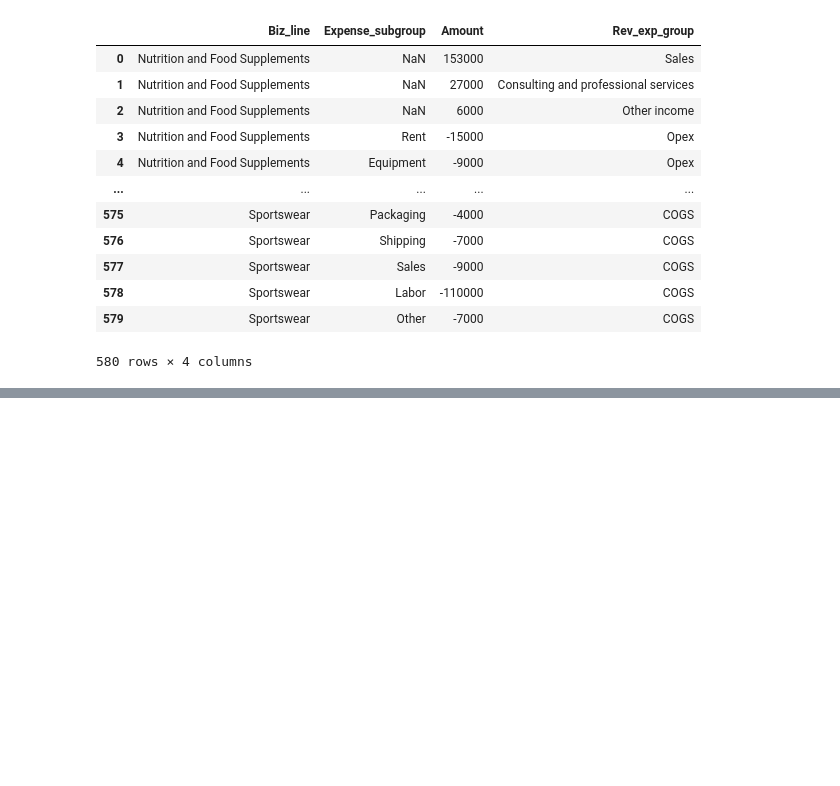
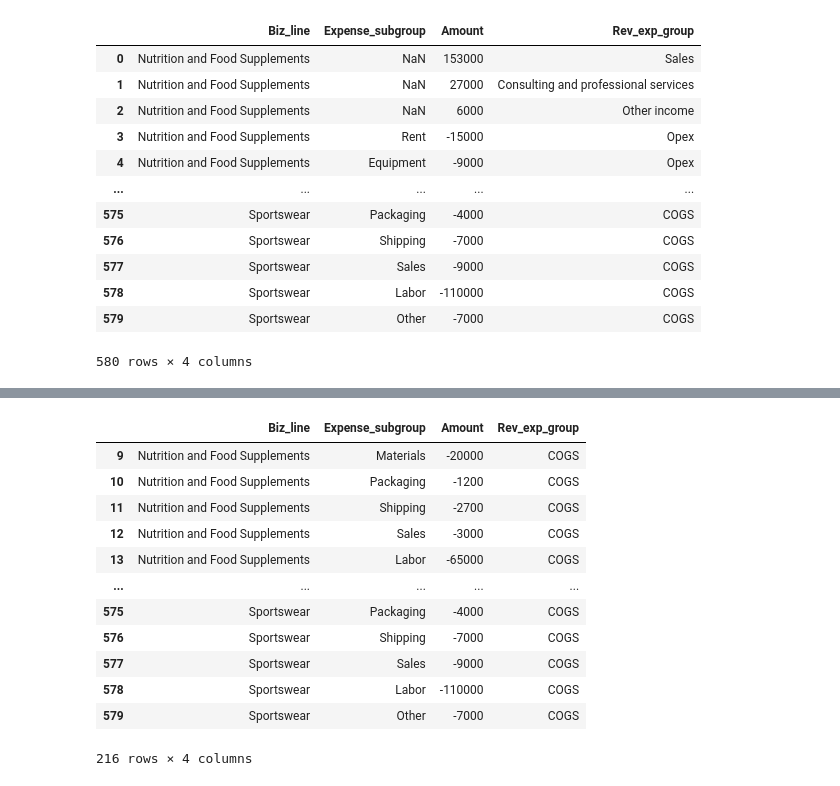
Before and after one commit to djibril968/Python_projects, a Jupyter notebook: Onyx_Financial_Analysis.ipynb, the cells around one changed output, grey strips where cells are left out. Drawn from its saved outputs; the diff is of its cells as text; code cells hidden in the pictures; blank space fills up the shorter version.

```diff
--- a/Onyx_Financial_Analysis.ipynb
+++ b/Onyx_Financial_Analysis.ipynb
@@ -213 +233,19 @@ Fin_data[['Biz_line', 'Expense_subgroup', 'Amount', 'Rev_exp_group']]
+# %%
+#Fin_data.loc[['Biz_line', 'Expense_subgroup', 'Amount', 'Rev_exp_group']]
+
+Fin_data.loc[Fin_data['Rev_exp_group'] == 'COGS',['Biz_line', 'Expense_subgroup', 'Amount', 'Rev_exp_group']]
+# %% [output]
+|  | Biz_line | Expense_subgroup | Amount | Rev_exp_group |
+| 9 | Nutrition and Food Supplements | Materials | -20000 | COGS |
+| 10 | Nutrition and Food Supplements | Packaging | -1200 | COGS |
+| 11 | Nutrition and Food Supplements | Shipping | -2700 | COGS |
+| 12 | Nutrition and Food Supplements | Sales | -3000 | COGS |
+| 13 | Nutrition and Food Supplements | Labor | -65000 | COGS |
+| ... | ... | ... | ... | ... |
+| 575 | Sportswear | Packaging | -4000 | COGS |
+| 576 | Sportswear | Shipping | -7000 | COGS |
+| 577 | Sportswear | Sales | -9000 | COGS |
+| 578 | Sportswear | Labor | -110000 | COGS |
+| 579 | Sportswear | Other | -7000 | COGS |
+216 rows × 4 columns
 # %%
```
Also changed, not shown: parts of 4 cells of this notebook, 1 other file.
